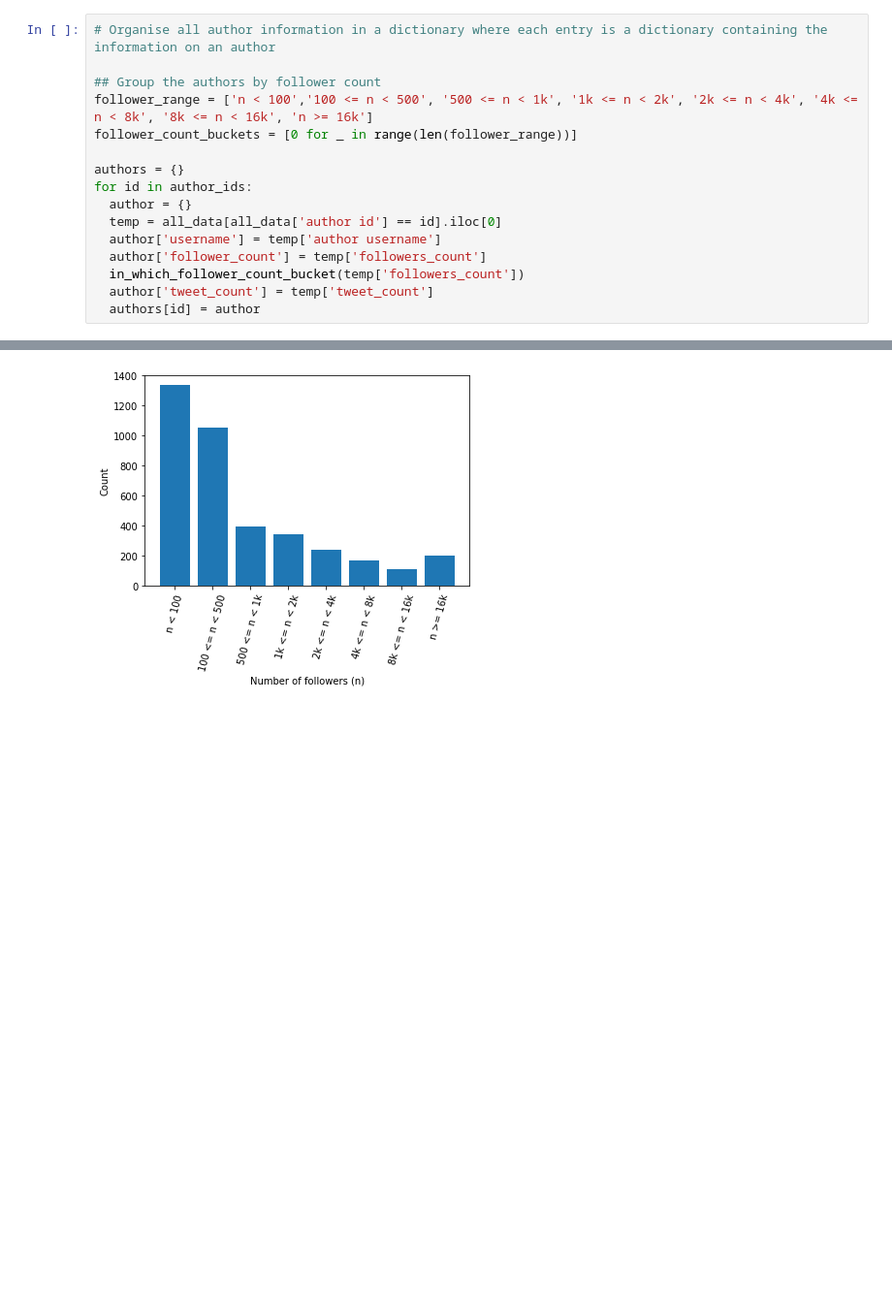
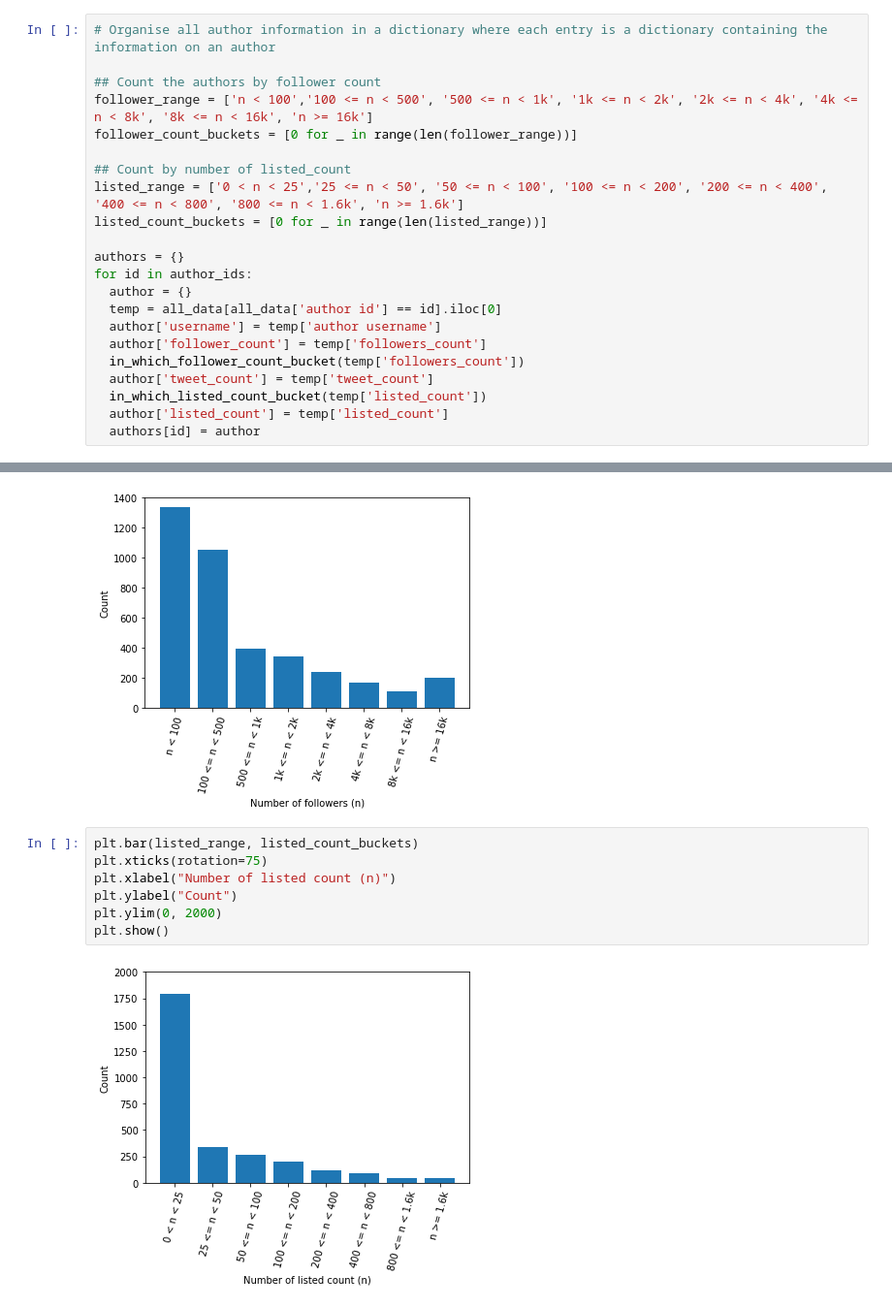
Before and after one commit to YinghuiJiang/Computational-Social-Media-Project, a Jupyter notebook: data_exploration.ipynb, the cells around one changed output, grey strips where cells are left out. Shown: that part at 97% size. Saved outputs shown, nothing was run; the diff lists cells and outputs as text; blank space fills up the shorter version.

Commit message:
Added public lists count plot

```diff
--- a/data_exploration.ipynb
+++ b/data_exploration.ipynb
@@ -132,9 +152,13 @@ def in_which_follower_count_bucket(n):
 # %%
 # Organise all author information in a dictionary where each entry is a dictionary containing the information on an author
 
-## Group the authors by follower count
+## Count the authors by follower count
 follower_range = ['n < 100','100 <= n < 500', '500 <= n < 1k', '1k <= n < 2k', '2k <= n < 4k', '4k <= n < 8k', '8k <= n < 16k', 'n >= 16k']
 follower_count_buckets = [0 for _ in range(len(follower_range))]
+
+## Count by number of listed_count
+listed_range = ['0 < n < 25','25 <= n < 50', '50 <= n < 100', '100 <= n < 200', '200 <= n < 400', '400 <= n < 800', '800 <= n < 1.6k', 'n >= 1.6k']
+listed_count_buckets = [0 for _ in range(len(listed_range))]
 
 authors = {}
 for id in author_ids:
@@ -144,4 +168,6 @@ for id in author_ids:
   author['follower_count'] = temp['followers_count']
   in_which_follower_count_bucket(temp['followers_count'])
   author['tweet_count'] = temp['tweet_count']
+  in_which_listed_count_bucket(temp['listed_count'])
+  author['listed_count'] = temp['listed_count']
   authors[id] = author
@@ -153,3 +186,12 @@ plt.ylabel("Count")
 plt.show()
 # %% [output]
 [figure]
+# %%
+plt.bar(listed_range, listed_count_buckets)
+plt.xticks(rotation=75)
+plt.xlabel("Number of listed count (n)")
+plt.ylabel("Count")
+plt.ylim(0, 2000)
+plt.show()
+# %% [output]
+[figure, added]
```
Also changed, not shown: parts of 2 cells of this notebook.
